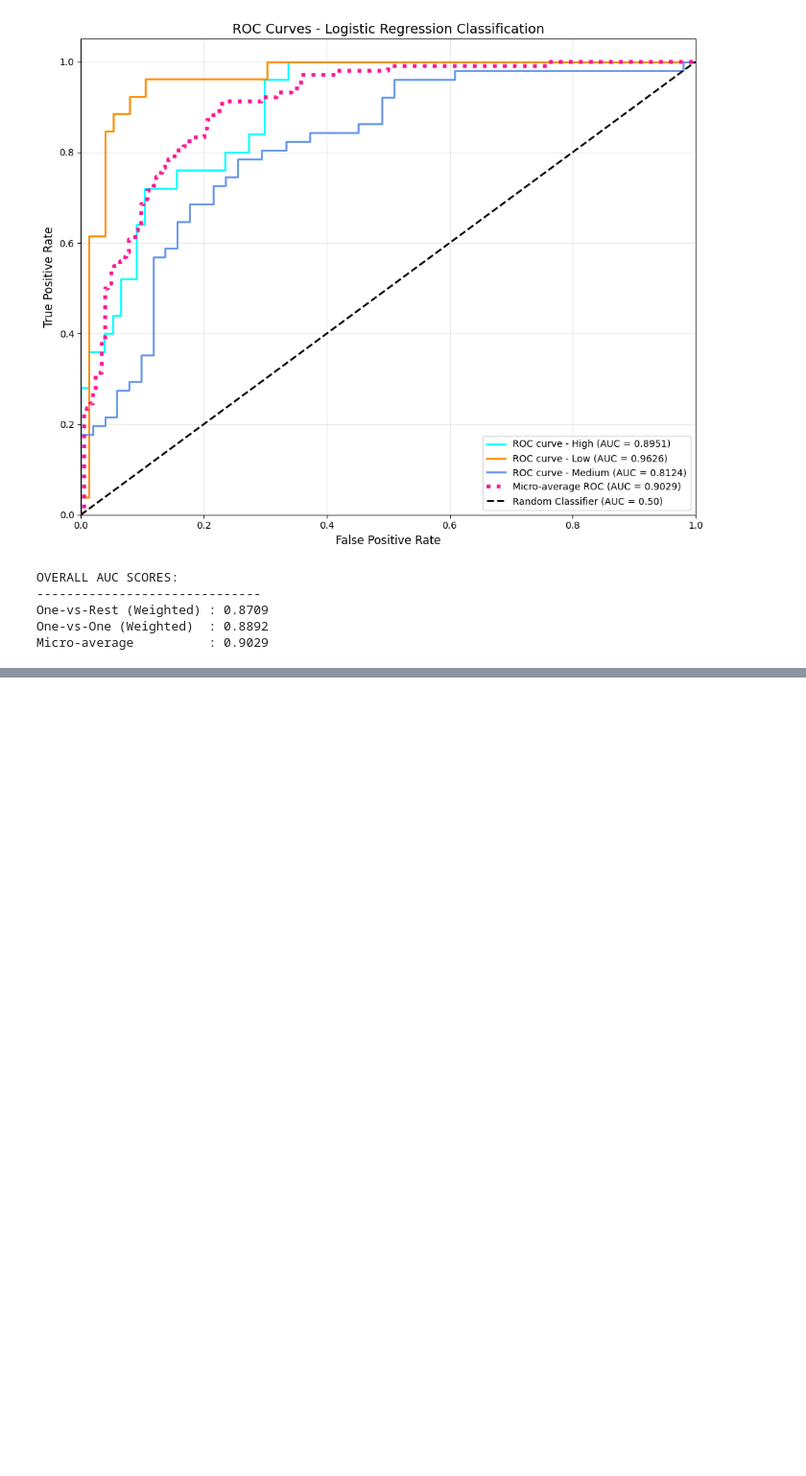
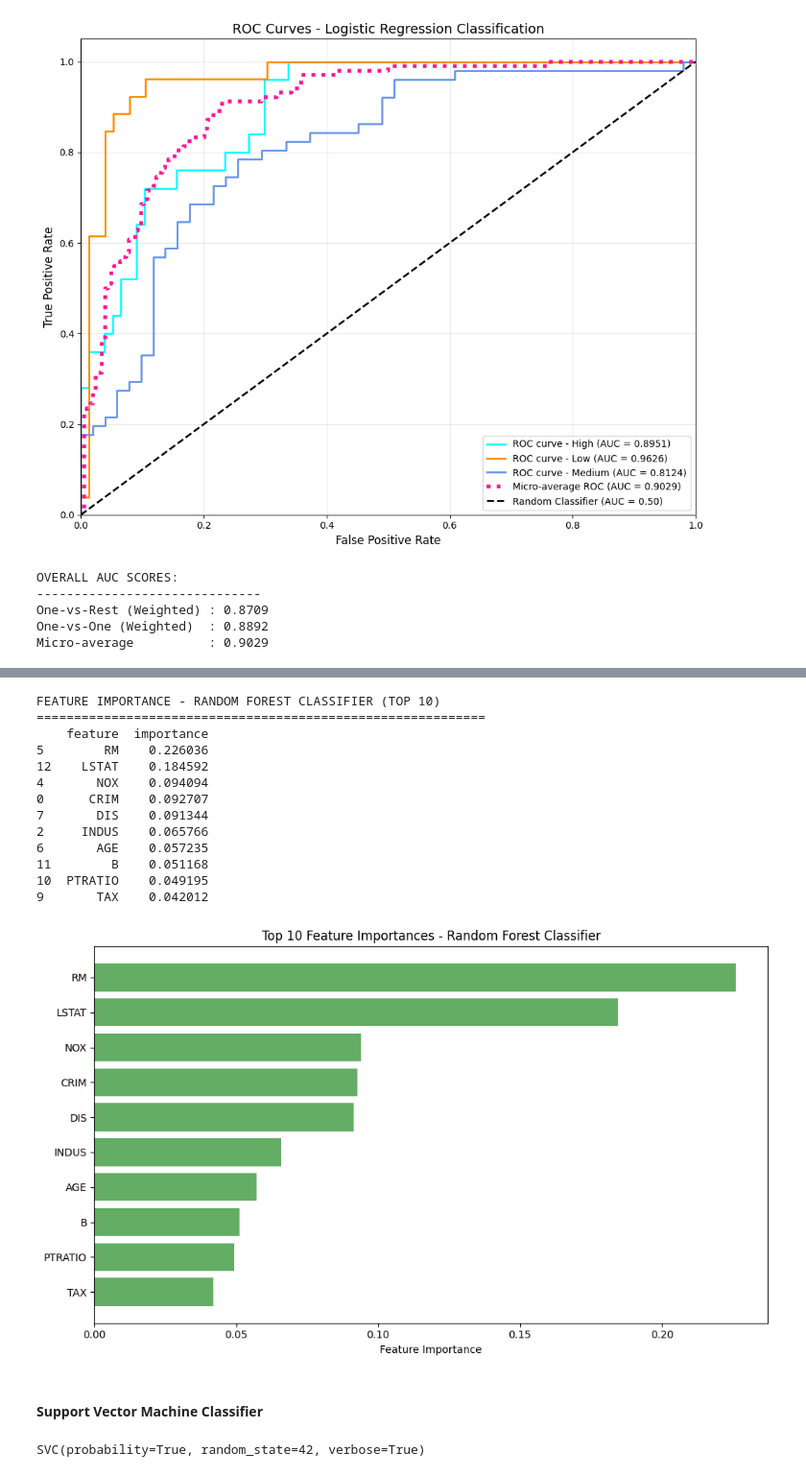
Before and after one commit to LTJ508/BostonML, a Jupyter notebook: BostonML.ipynb, the cells around one changed output, grey strips where cells are left out. Shown at 96% size. Saved outputs shown, nothing was run; the diff lists cells and outputs as text; code cells hidden in the pictures; blank space fills up the shorter version.

```diff
--- a/BostonML.ipynb
+++ b/BostonML.ipynb
@@ -2135,7 +2177,2 @@ scaler = MinMaxScaler() #creating an instance
 X_train = scaler.fit_transform(X_train)
 X_test = scaler.transform(X_test)
-# %%
-# Alternative 1: StandardScaler (often preferred for regression)
-scaler = StandardScaler()  # Mean=0, Std=1
-X_train = scaler.fit_transform(X_train)
-X_test = scaler.transform(X_test)
@@ -2395,0 +2649,48 @@ Micro-average          : 0.9029
+# %%
+feature_names = boston.drop(columns=['MEDV', 'MEDV_Class']).columns
+
+feature_importance_rfc = pd.DataFrame({
+    'feature': feature_names,
+    'importance': RFC.feature_importances_
+}).sort_values('importance', ascending=False)
+
+print("\nFEATURE IMPORTANCE - RANDOM FOREST CLASSIFIER (TOP 10)")
+print("="*60)
+print(feature_importance_rfc.head(10))
+
+# Plot feature importance
+plt.figure(figsize=(10, 6))
+top_features = feature_importance_rfc.head(10)
+plt.barh(range(len(top_features)), top_features['importance'], color='forestgreen', alpha=0.7)
+plt.yticks(range(len(top_features)), top_features['feature'])
+plt.xlabel('Feature Importance')
+plt.title('Top 10 Feature Importances - Random Forest Classifier')
+plt.gca().invert_yaxis()
+plt.tight_layout()
+plt.show()
+# %% [output]
+FEATURE IMPORTANCE - RANDOM FOREST CLASSIFIER (TOP 10)
+============================================================
+    feature  importance
+5        RM    0.226036
+12    LSTAT    0.184592
+4       NOX    0.094094
+0      CRIM    0.092707
+7       DIS    0.091344
+2     INDUS    0.065766
+6       AGE    0.057235
+11        B    0.051168
+10  PTRATIO    0.049195
+9       TAX    0.042012
+[figure, added]
+# %% [markdown]
+#### Support Vector Machine Classifier
+# %%
+SVC_model = SVC(
+    random_state=42,
+    verbose=True,  # Shows training progress
+    probability=True  # Enable probability prediction for ROC analysis
+)
+SVC_model
+# %% [output]
+SVC(probability=True, random_state=42, verbose=True)
```
Also changed, not shown: parts of 48 cells of this notebook, 39 other files.
